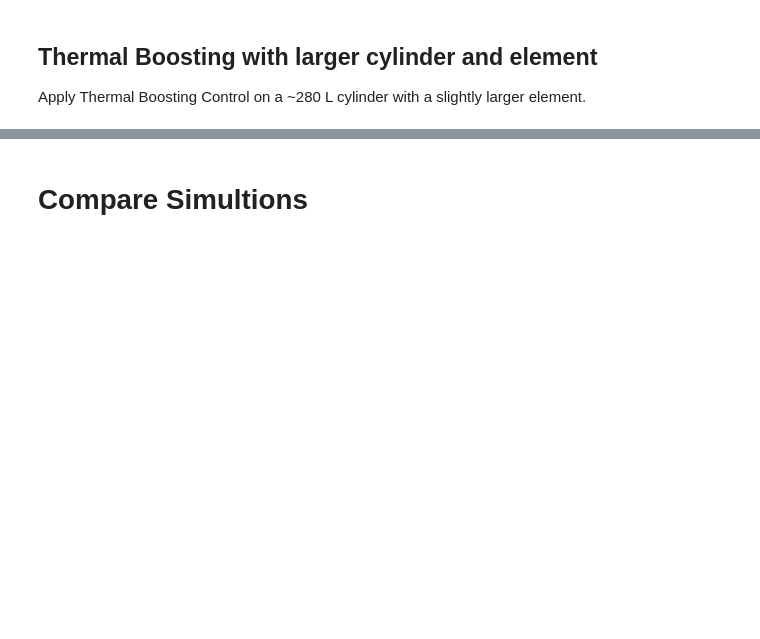
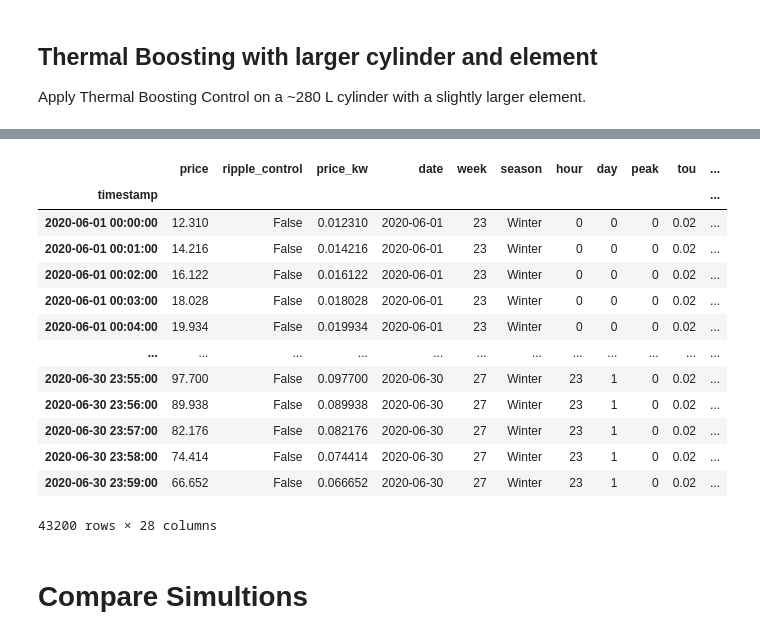
Before and after one commit to CJP123/cylinder, a Jupyter notebook: nbs/05_use.ipynb, the cells around one changed output, grey strips where cells are left out. Cells and saved outputs as stored; diff of their text form; code cells hidden in the pictures; blank space fills up the shorter version.

```diff
--- a/nbs/05_use.ipynb
+++ b/nbs/05_use.ipynb
@@ -373,3 +352,22 @@ plot_sim(strategies[3], df[3].iloc[20000:23500])
+# %%
+# get grouped aggregate data
+df[2].assign(prop = lambda df: df.energy/df.energy.max()).groupby(['date']).agg({'energy':{'min','max'},'prop':{'min','max'}}).plot()
+# df[2].groupby(['date']).agg({'energy':{'min','max'}}),
+# %% [output]
+|  | price | ripple_control | price_kw | date | week | season | hour | day | peak | tou | ... |
+| timestamp |  |  |  |  |  |  |  |  |  |  | ... |
+| 2020-06-01 00:00:00 | 12.310 | False | 0.012310 | 2020-06-01 | 23 | Winter | 0 | 0 | 0 | 0.02 | ... |
+| 2020-06-01 00:01:00 | 14.216 | False | 0.014216 | 2020-06-01 | 23 | Winter | 0 | 0 | 0 | 0.02 | ... |
+| 2020-06-01 00:02:00 | 16.122 | False | 0.016122 | 2020-06-01 | 23 | Winter | 0 | 0 | 0 | 0.02 | ... |
+| 2020-06-01 00:03:00 | 18.028 | False | 0.018028 | 2020-06-01 | 23 | Winter | 0 | 0 | 0 | 0.02 | ... |
+| 2020-06-01 00:04:00 | 19.934 | False | 0.019934 | 2020-06-01 | 23 | Winter | 0 | 0 | 0 | 0.02 | ... |
+| ... | ... | ... | ... | ... | ... | ... | ... | ... | ... | ... | ... |
+| 2020-06-30 23:55:00 | 97.700 | False | 0.097700 | 2020-06-30 | 27 | Winter | 23 | 1 | 0 | 0.02 | ... |
+| 2020-06-30 23:56:00 | 89.938 | False | 0.089938 | 2020-06-30 | 27 | Winter | 23 | 1 | 0 | 0.02 | ... |
+| 2020-06-30 23:57:00 | 82.176 | False | 0.082176 | 2020-06-30 | 27 | Winter | 23 | 1 | 0 | 0.02 | ... |
+| 2020-06-30 23:58:00 | 74.414 | False | 0.074414 | 2020-06-30 | 27 | Winter | 23 | 1 | 0 | 0.02 | ... |
+| 2020-06-30 23:59:00 | 66.652 | False | 0.066652 | 2020-06-30 | 27 | Winter | 23 | 1 | 0 | 0.02 | ... |
+43200 rows × 28 columns
 # %% [markdown]
 # Compare Simultions
 # %%
```
Also changed, not shown: parts of 20 cells of this notebook, 7 other files.
